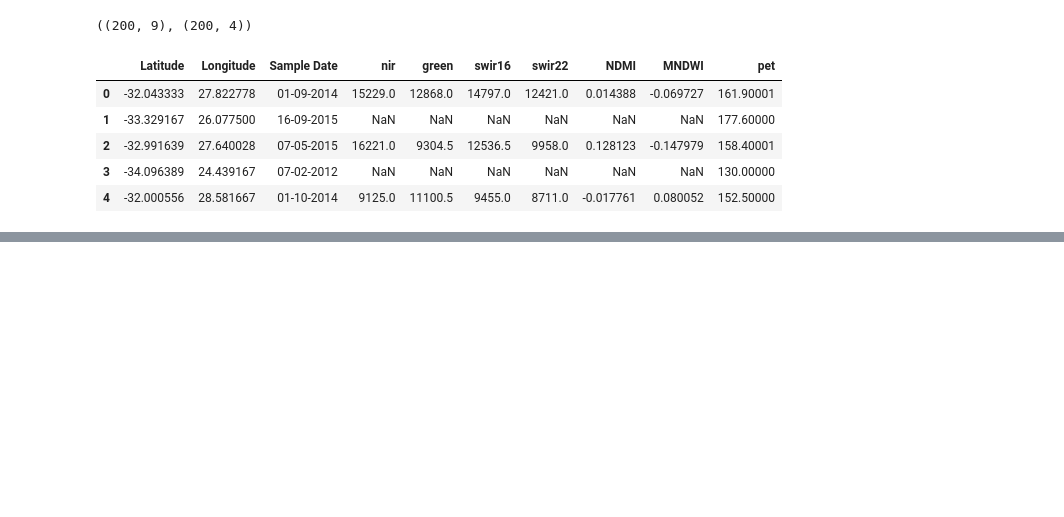
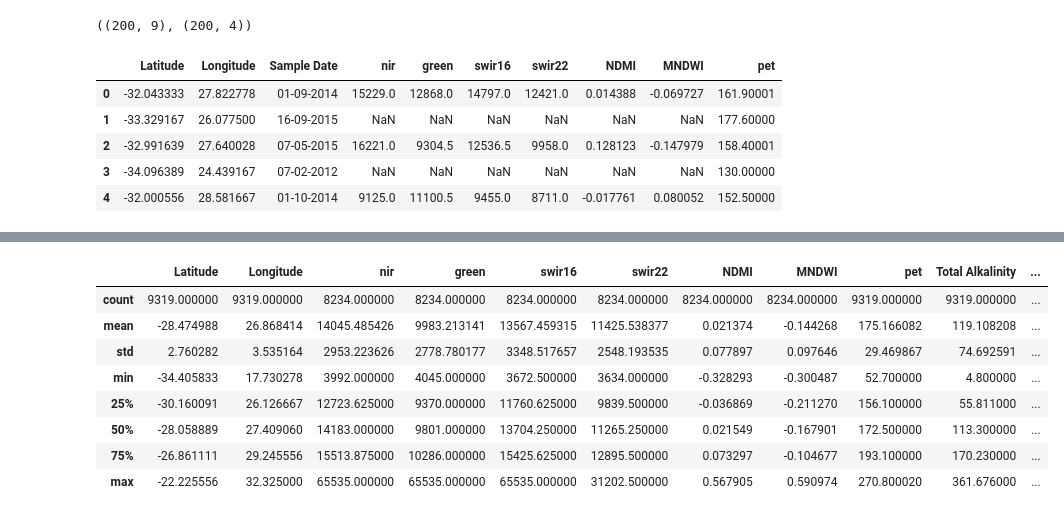
Before and after one commit to TonnieD/EY_AI_-_Data_Challenge, a Jupyter notebook: data_transformation.ipynb, the cells around one changed output, grey strips where cells are left out. Drawn from its saved outputs; the diff is of its cells as text; code cells hidden in the pictures; blank space fills up the shorter version.

```diff
--- a/data_transformation.ipynb
+++ b/data_transformation.ipynb
@@ -137,0 +147,12 @@ validation_df.to_csv('Validation_Dataset.csv', index = False)
+# %%
+df.describe()
+# %% [output]
+|  | Latitude | Longitude | nir | green | swir16 | swir22 | NDMI | MNDWI | pet | Total Alkalinity | ... |
+| count | 9319.000000 | 9319.000000 | 8234.000000 | 8234.000000 | 8234.000000 | 8234.000000 | 8234.000000 | 8234.000000 | 9319.000000 | 9319.000000 | ... |
+| mean | -28.474988 | 26.868414 | 14045.485426 | 9983.213141 | 13567.459315 | 11425.538377 | 0.021374 | -0.144268 | 175.166082 | 119.108208 | ... |
+| std | 2.760282 | 3.535164 | 2953.223626 | 2778.780177 | 3348.517657 | 2548.193535 | 0.077897 | 0.097646 | 29.469867 | 74.692591 | ... |
+| min | -34.405833 | 17.730278 | 3992.000000 | 4045.000000 | 3672.500000 | 3634.000000 | -0.328293 | -0.300487 | 52.700000 | 4.800000 | ... |
+| 25% | -30.160091 | 26.126667 | 12723.625000 | 9370.000000 | 11760.625000 | 9839.500000 | -0.036869 | -0.211270 | 156.100000 | 55.811000 | ... |
+| 50% | -28.058889 | 27.409060 | 14183.000000 | 9801.000000 | 13704.250000 | 11265.250000 | 0.021549 | -0.167901 | 172.500000 | 113.300000 | ... |
+| 75% | -26.861111 | 29.245556 | 15513.875000 | 10286.000000 | 15425.625000 | 12895.500000 | 0.073297 | -0.104677 | 193.100000 | 170.230000 | ... |
+| max | -22.225556 | 32.325000 | 65535.000000 | 65535.000000 | 65535.000000 | 31202.500000 | 0.567905 | 0.590974 | 270.800020 | 361.676000 | ... |
```
Also changed, not shown: parts of 3 cells of this notebook, 1 other file.
